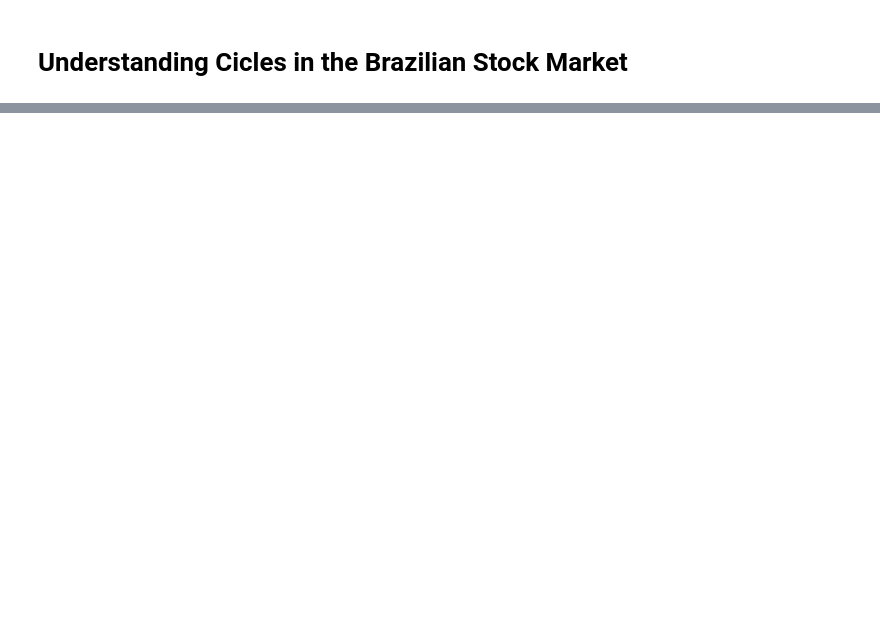
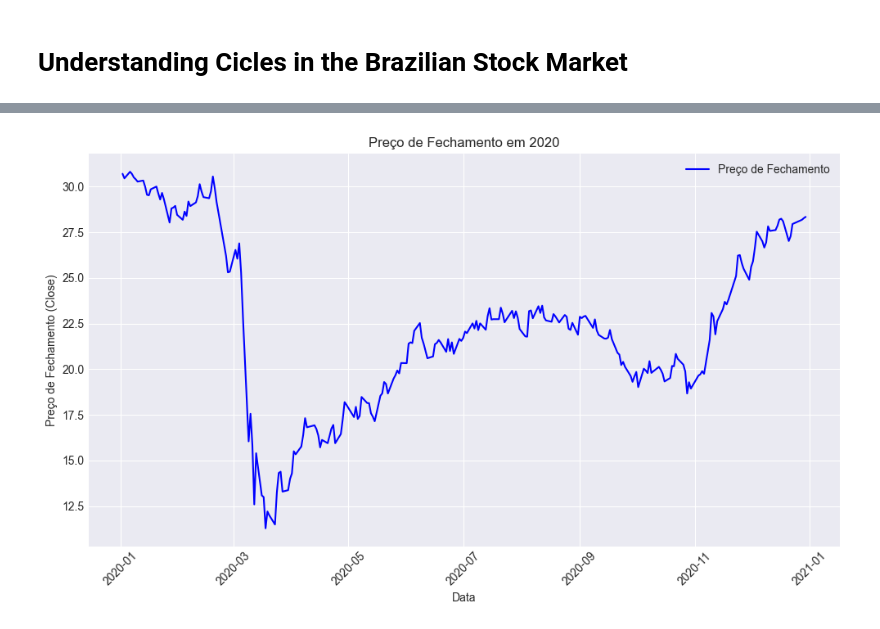
Before and after one commit to Gui-Sitton/KHAOS, a Jupyter notebook: B3/Notebooks/DataPre.ipynb, the cells around one changed output, grey strips where cells are left out. Cells and saved outputs as stored; diff of their text form; code cells hidden in the pictures; blank space fills up the shorter version.

```diff
--- a/B3/Notebooks/DataPre.ipynb
+++ b/B3/Notebooks/DataPre.ipynb
@@ -102,0 +179,21 @@ df['Volume_MA_20'] = df['real_volume'].rolling(window=20).mean()
+# %%
+import pandas as pd
+import matplotlib.pyplot as plt
+
+# Supondo que os dados já estão carregados no DataFrame 'df'
+# Filtrando os dados para o ano de 2020
+df_2020 = df[df.index.year == 2020]
+
+# Plotando o gráfico do preço de fechamento (Close)
+plt.figure(figsize=(10, 6))
+plt.plot(df_2020.index, df_2020['Close'], label='Preço de Fechamento', color='blue')
+plt.title('Preço de Fechamento em 2020')
+plt.xlabel('Data')
+plt.ylabel('Preço de Fechamento (Close)')
+plt.grid(True)
+plt.legend()
+plt.xticks(rotation=45)
+plt.tight_layout()
+plt.show()
+# %% [output]
+[figure, added]
```
Also changed, not shown: parts of 66 cells of this notebook, 6 other files.
